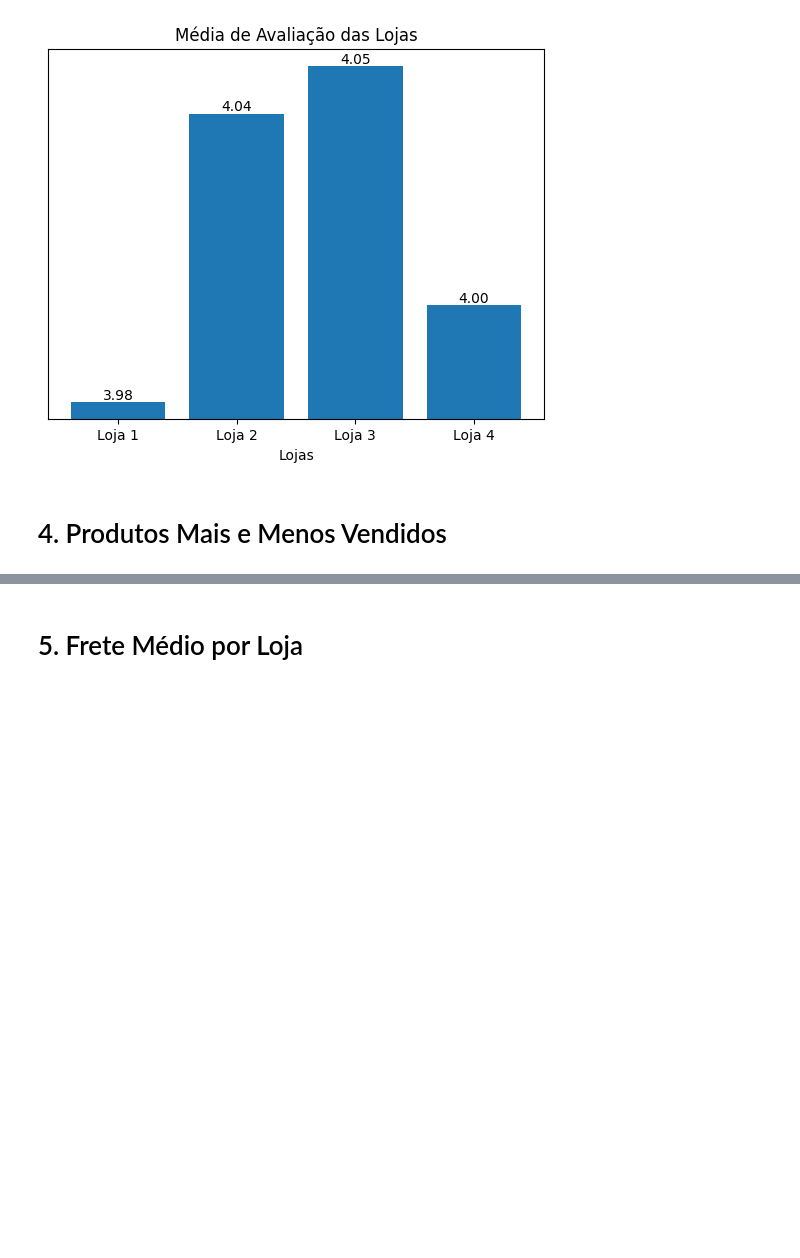
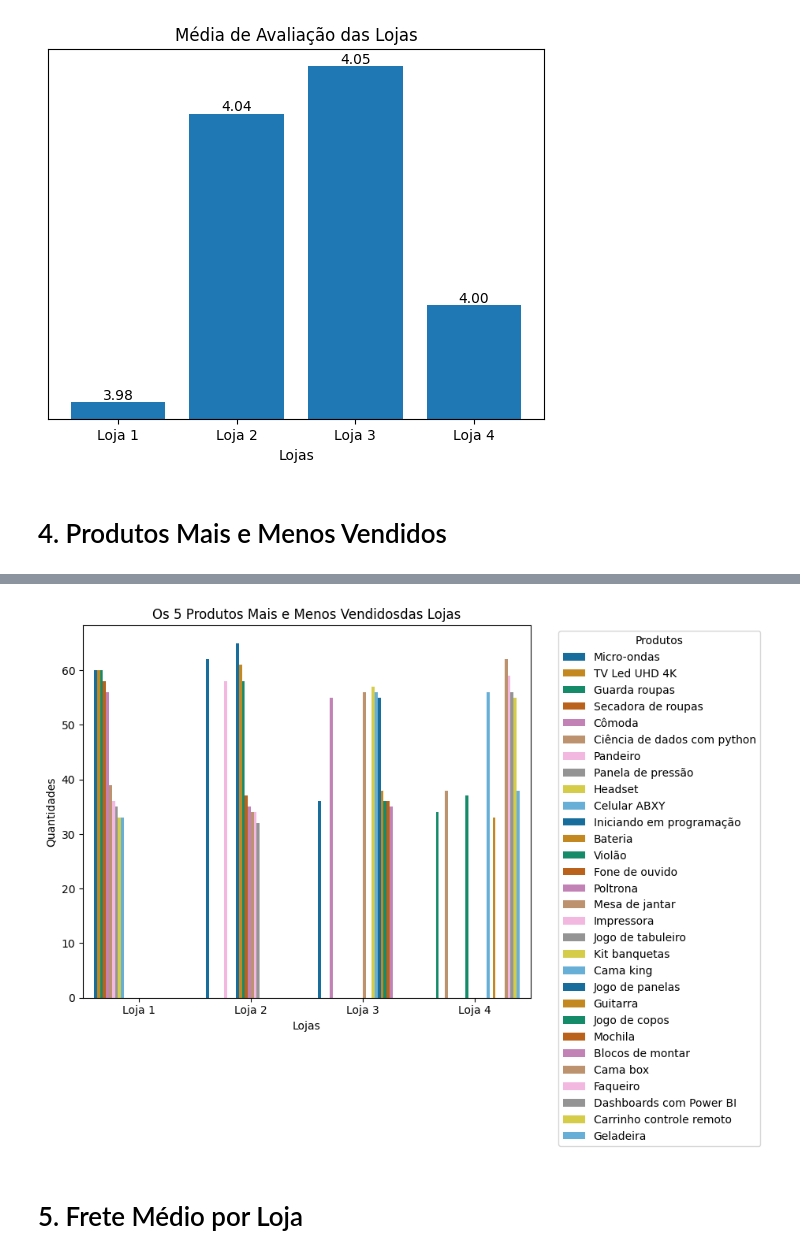
Before and after one commit to lfa-systems/Alura_Store_BR, a Jupyter notebook: AluraStoreBr.ipynb, the cells around one changed output, grey strips where cells are left out. Cells and saved outputs as stored; diff of their text form; code cells hidden in the pictures; blank space fills up the shorter version.

```diff
--- a/AluraStoreBr.ipynb
+++ b/AluraStoreBr.ipynb
@@ -200,3 +280,44 @@ Menos vendido: {'produto': 'Guitarra', 'quantidade': 33}
+# %%
+from collections import Counter
+
+dadosGrafico = {}
+
+dadosGrafico['Loja'] = np.repeat(lojas, 2 * len(mais_vendido_l1) ).tolist()
+x = Counter(dadosGrafico['Loja'])[lojas[0]] / 2
+
+dadosGrafico['produtos'] = \
+list(mais_vendido_l1.keys()) + \
+list(menos_vendido_l1.keys()) + \
+list(mais_vendido_l2.keys()) + \
+list(menos_vendido_l2.keys()) + \
+list(mais_vendido_l3.keys()) + \
+list(menos_vendido_l3.keys()) + \
+list(mais_vendido_l4.keys()) + \
+list(menos_vendido_l4.keys())
+
+dadosGrafico['quantidade'] = \
+list(mais_vendido_l1.values()) + \
+list(menos_vendido_l1.values()) + \
+list(mais_vendido_l2.values()) + \
+list(menos_vendido_l2.values()) +\
+list(mais_vendido_l3.values()) + \
+list(menos_vendido_l3.values()) + \
+list(mais_vendido_l4.values()) + \
+list(menos_vendido_l4.values())
+
+df_vendas = pd.DataFrame(dadosGrafico)
+plt.figure(figsize=(10, 7))
+palette = sns.color_palette("colorblind",30)
+ax = sns.barplot(x='Loja', y='quantidade', hue='produtos', data=df_vendas, palette = palette)
+plt.title(f'Os {x:0.0f} Produtos Mais e Menos Vendidosdas Lojas')
+
+plt.xlabel('Lojas')
+plt.ylabel('Quantidades')
+plt.legend(title='Produtos', bbox_to_anchor=(1.05, 1))
+plt.tight_layout(pad=3.0)
+plt.show()
+# %% [output]
+[figure, added]
 # %% [markdown]
 # 5. Frete Médio por Loja
 # %%
```
Also changed, not shown: parts of 7 cells of this notebook.
